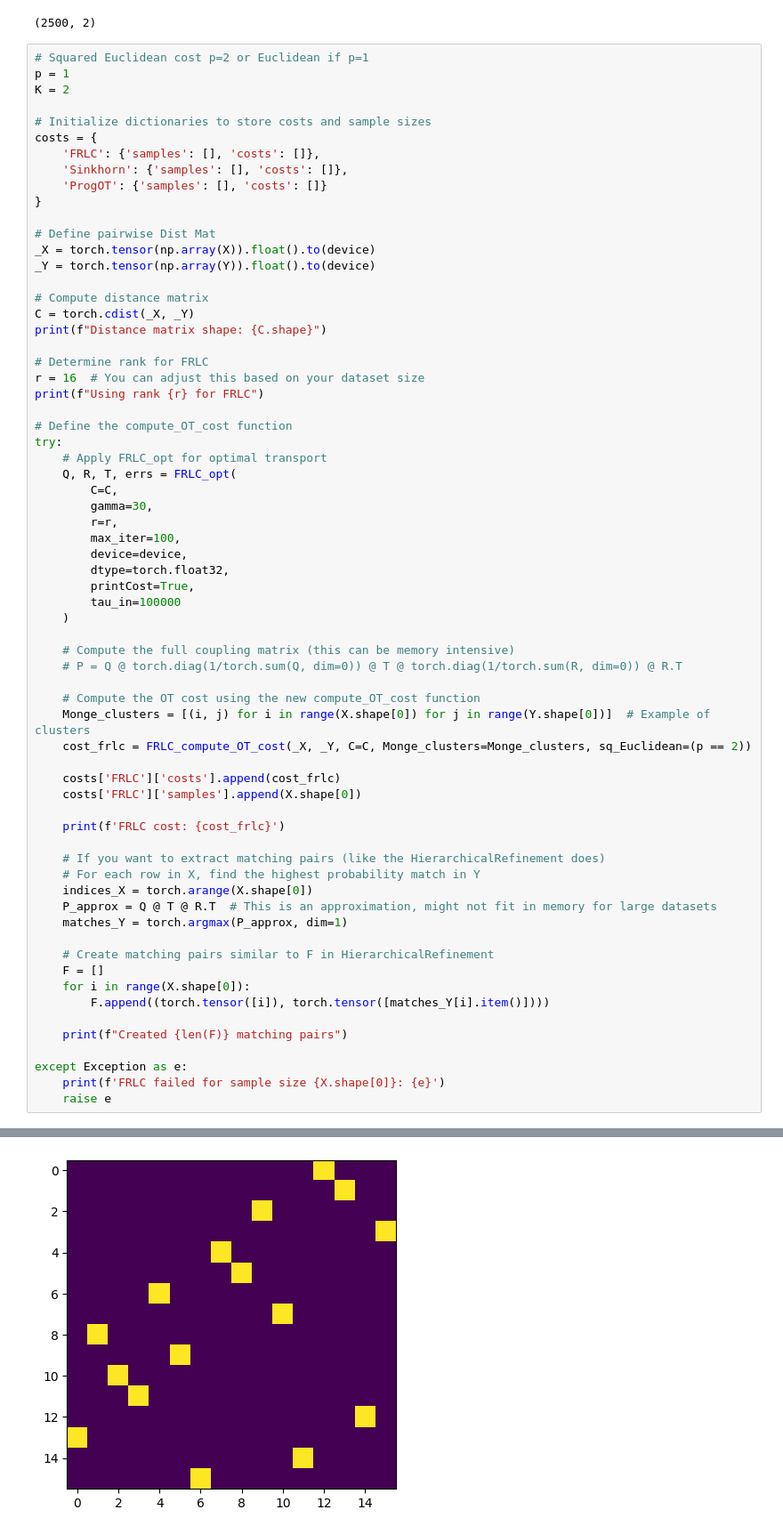
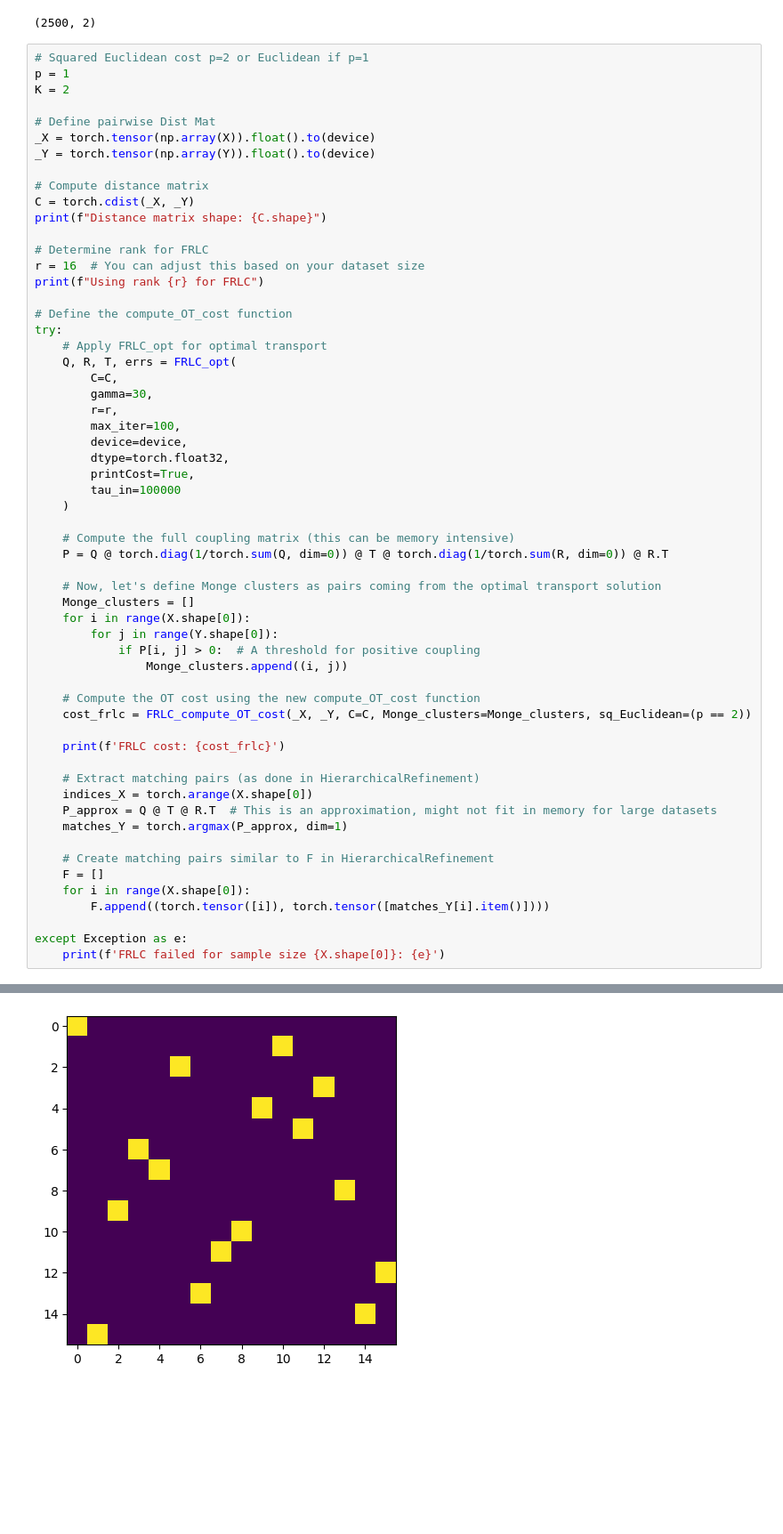
Before and after one commit to arnaudcournil/HierarchicalRefinement, a Jupyter notebook: ImageNet.ipynb, the cells around one changed output, grey strips where cells are left out. Shown: that part at 89% size. Cells and saved outputs as stored; diff of their text form; blank space fills up the shorter version.

Commit message:
Correct FRLC

```diff
--- a/ImageNet.ipynb
+++ b/ImageNet.ipynb
@@ -2096,13 +2096,6 @@ print(mat.shape)
 # Squared Euclidean cost p=2 or Euclidean if p=1
 p = 1
 K = 2
-
-# Initialize dictionaries to store costs and sample sizes
-costs = {
-    'FRLC': {'samples': [], 'costs': []},
-    'Sinkhorn': {'samples': [], 'costs': []},
-    'ProgOT': {'samples': [], 'costs': []}
-}
 
 # Define pairwise Dist Mat
 _X = torch.tensor(np.array(X)).float().to(device)
@@ -2131,19 +2124,21 @@ try:
     )
 
     # Compute the full coupling matrix (this can be memory intensive)
-    # P = Q @ torch.diag(1/torch.sum(Q, dim=0)) @ T @ torch.diag(1/torch.sum(R, dim=0)) @ R.T
+    P = Q @ torch.diag(1/torch.sum(Q, dim=0)) @ T @ torch.diag(1/torch.sum(R, dim=0)) @ R.T
+
+    # Now, let's define Monge clusters as pairs coming from the optimal transport solution
+    Monge_clusters = []
+    for i in range(X.shape[0]):
+        for j in range(Y.shape[0]):
+            if P[i, j] > 0:  # A threshold for positive coupling
+                Monge_clusters.append((i, j))
 
     # Compute the OT cost using the new compute_OT_cost function
-    Monge_clusters = [(i, j) for i in range(X.shape[0]) for j in range(Y.shape[0])]  # Example of clusters
     cost_frlc = FRLC_compute_OT_cost(_X, _Y, C=C, Monge_clusters=Monge_clusters, sq_Euclidean=(p == 2))
-
-    costs['FRLC']['costs'].append(cost_frlc)
-    costs['FRLC']['samples'].append(X.shape[0])
 
     print(f'FRLC cost: {cost_frlc}')
 
-    # If you want to extract matching pairs (like the HierarchicalRefinement does)
-    # For each row in X, find the highest probability match in Y
+    # Extract matching pairs (as done in HierarchicalRefinement)
     indices_X = torch.arange(X.shape[0])
     P_approx = Q @ T @ R.T  # This is an approximation, might not fit in memory for large datasets
     matches_Y = torch.argmax(P_approx, dim=1)
@@ -2153,11 +2148,8 @@ try:
     for i in range(X.shape[0]):
         F.append((torch.tensor([i]), torch.tensor([matches_Y[i].item()])))
 
-    print(f"Created {len(F)} matching pairs")
-
 except Exception as e:
     print(f'FRLC failed for sample size {X.shape[0]}: {e}')
-    raise e
 # %% [output]
 Distance matrix shape: torch.Size([2500, 2500])
 Using rank 16 for FRLC
@@ -2169 +2161 @@ Iteration: 75
-[figure, old version]
+[figure, new version]
```
Also changed, not shown: parts of 3 cells of this notebook, 1 other file.
